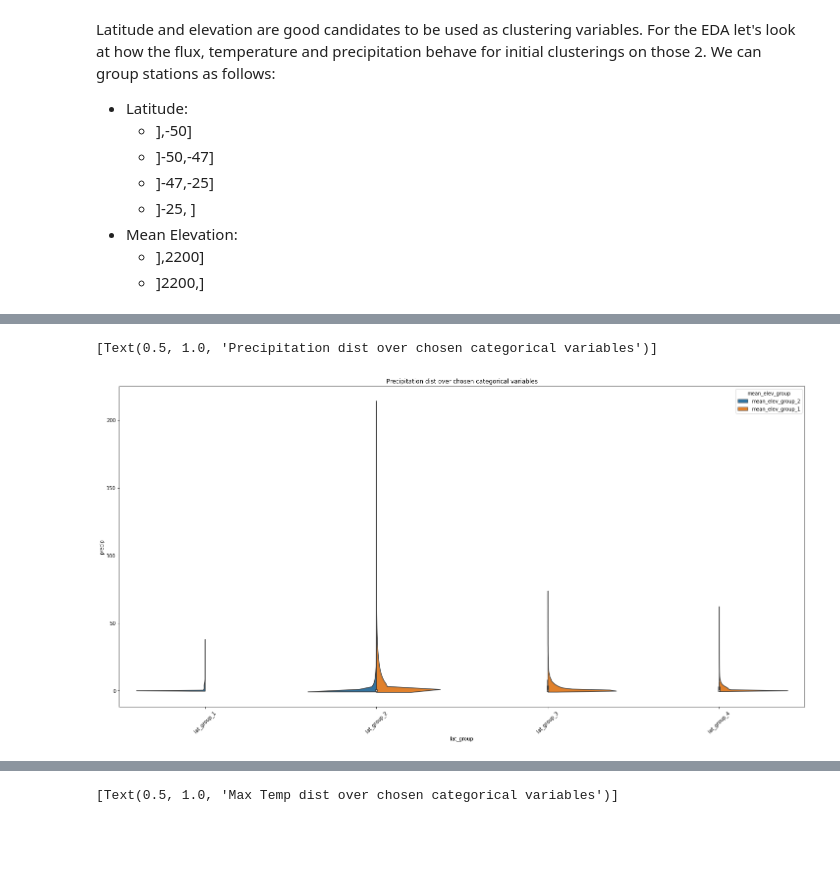
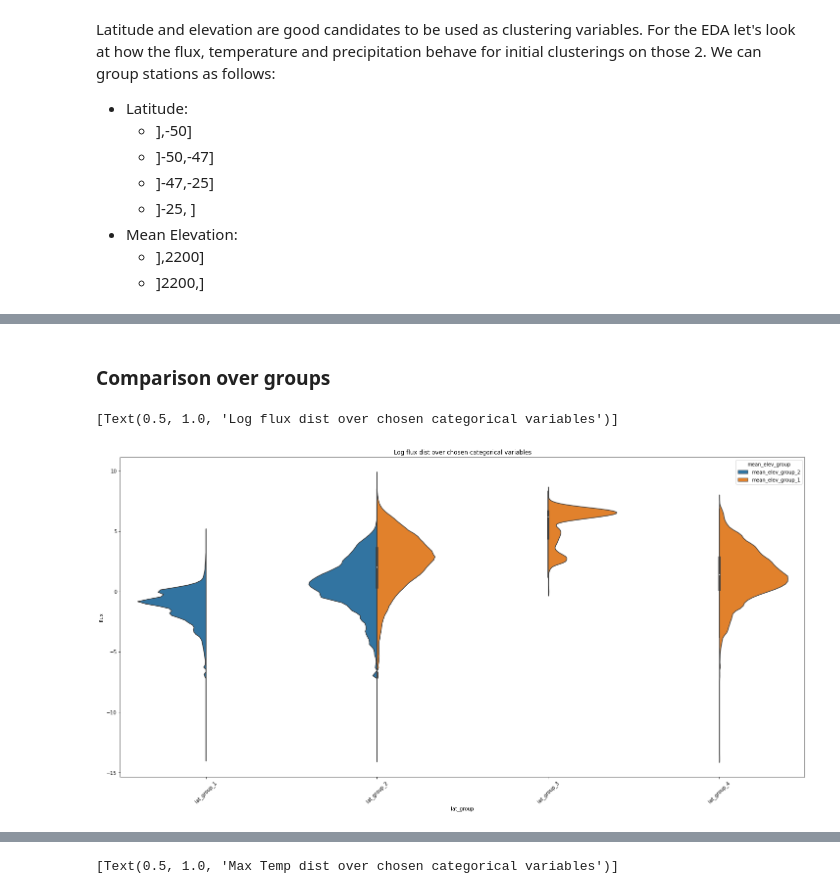
Before and after one commit to oaflores28/WatershedChallenge, a Jupyter notebook: Notebook_1_WaterShed.ipynb, the cells around one changed output, grey strips where cells are left out. Saved outputs shown, nothing was run; the diff lists cells and outputs as text; code cells hidden in the pictures; blank space fills up the shorter version.

```diff
--- a/Notebook_1_WaterShed.ipynb
+++ b/Notebook_1_WaterShed.ipynb
@@ -304,11 +320,13 @@ sns.violinplot(x=df_flux["lat_group"],
-# %%
-plt.figure(figsize=(25,12))
-plt.xticks(rotation=45)
-sns.violinplot(x=df_flux['lat_group'],
-            y=df_flux['precip'],
-            hue=df_flux['mean_elev_group'],
-            split=True,
-            dodge=False).set(title='Precipitation dist over chosen categorical variables')
-# %% [output]
-[Text(0.5, 1.0, 'Precipitation dist over chosen categorical variables')]
-[figure, removed]
+# %% [markdown]
+### Comparison over groups
+# %%
+plt.figure(figsize=(25,12))
+plt.xticks(rotation=45)
+sns.violinplot(x=df_flux['lat_group'],
+            y=np.log(df_flux['flux']+10**-6),
+            hue=df_flux['mean_elev_group'],
+            split=True,
+            dodge=False).set(title='Log flux dist over chosen categorical variables')
+# %% [output]
+[Text(0.5, 1.0, 'Log flux dist over chosen categorical variables')]
+[figure, added]
```
Also changed, not shown: parts of 67 cells of this notebook, 1 other file.
